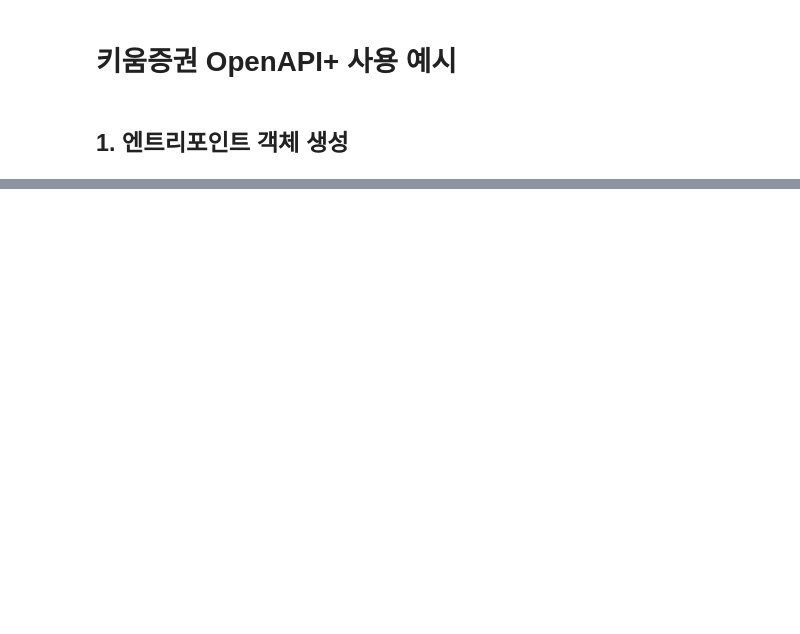
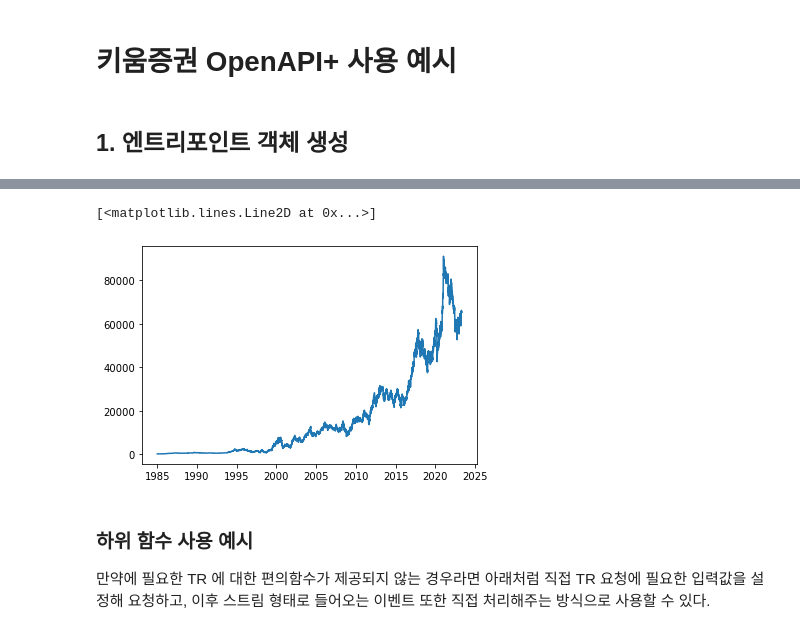
Before and after one commit to Phabala/koapy-phabala, a Jupyter notebook: workspace/tutorial.ipynb, the cells around one changed output, grey strips where cells are left out. Cells and saved outputs as stored; diff of their text form; code cells hidden in the pictures; blank space fills up the shorter version.

```diff
--- a/workspace/tutorial.ipynb
+++ b/workspace/tutorial.ipynb
@@ -23,0 +167,2 @@ logging.getLogger('matplotlib').setLevel(logging.WARNING)
+# %%
+data_adjusted = entrypoint.GetDailyStockDataAsDataFrame(code, adjusted_price=True)
@@ -23,0 +187,12 @@ logging.getLogger('matplotlib').setLevel(logging.WARNING)
+# %%
+dates = pd.to_datetime(data_adjusted['일자'], format='%Y%m%d')
+closes = pd.to_numeric(data_adjusted['현재가'])
+# %%
+plt.plot(dates, closes)
+# %% [output]
+[<matplotlib.lines.Line2D at 0x...>]
+[figure, added]
+# %% [markdown]
+### 하위 함수 사용 예시
+
+만약에 필요한 TR 에 대한 편의함수가 제공되지 않는 경우라면 아래처럼 직접 TR 요청에 필요한 입력값을 설정해 요청하고, 이후 스트림 형태로 들어오는 이벤트 또한 직접 처리해주는 방식으로 사용할 수 있다.
```
Also changed, not shown: parts of 45 cells of this notebook.
